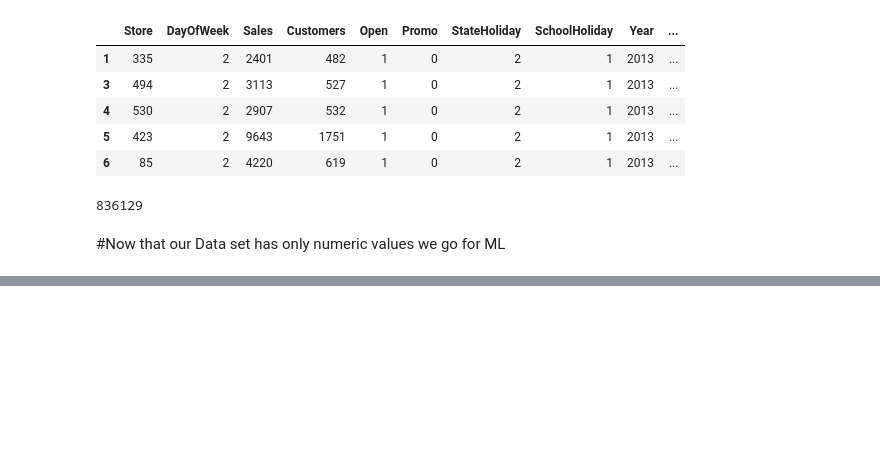
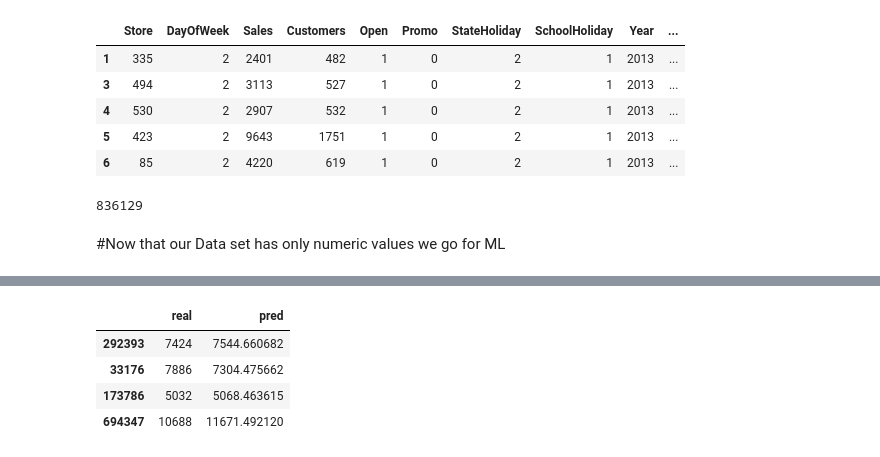
Before and after one commit to asim5800/Retail-Sales-Prediction, a Jupyter notebook: Asim_Rossmann_Sales_Prediction_Capstone_Project.ipynb, the cells around one changed output, grey strips where cells are left out. Saved outputs shown, nothing was run; the diff lists cells and outputs as text; code cells hidden in the pictures; blank space fills up the shorter version.

```diff
--- a/Asim_Rossmann_Sales_Prediction_Capstone_Project.ipynb
+++ b/Asim_Rossmann_Sales_Prediction_Capstone_Project.ipynb
@@ -515,0 +690,8 @@ Name: Sales, Length: 642008, dtype: int64
+# %%
+dataset.sample(4) # taking 4 sample
+# %% [output]
+|  | real | pred |
+| 292393 | 7424 | 7544.660682 |
+| 33176 | 7886 | 7304.475662 |
+| 173786 | 5032 | 5068.463615 |
+| 694347 | 10688 | 11671.492120 |
```
Also changed, not shown: parts of 48 cells of this notebook.
